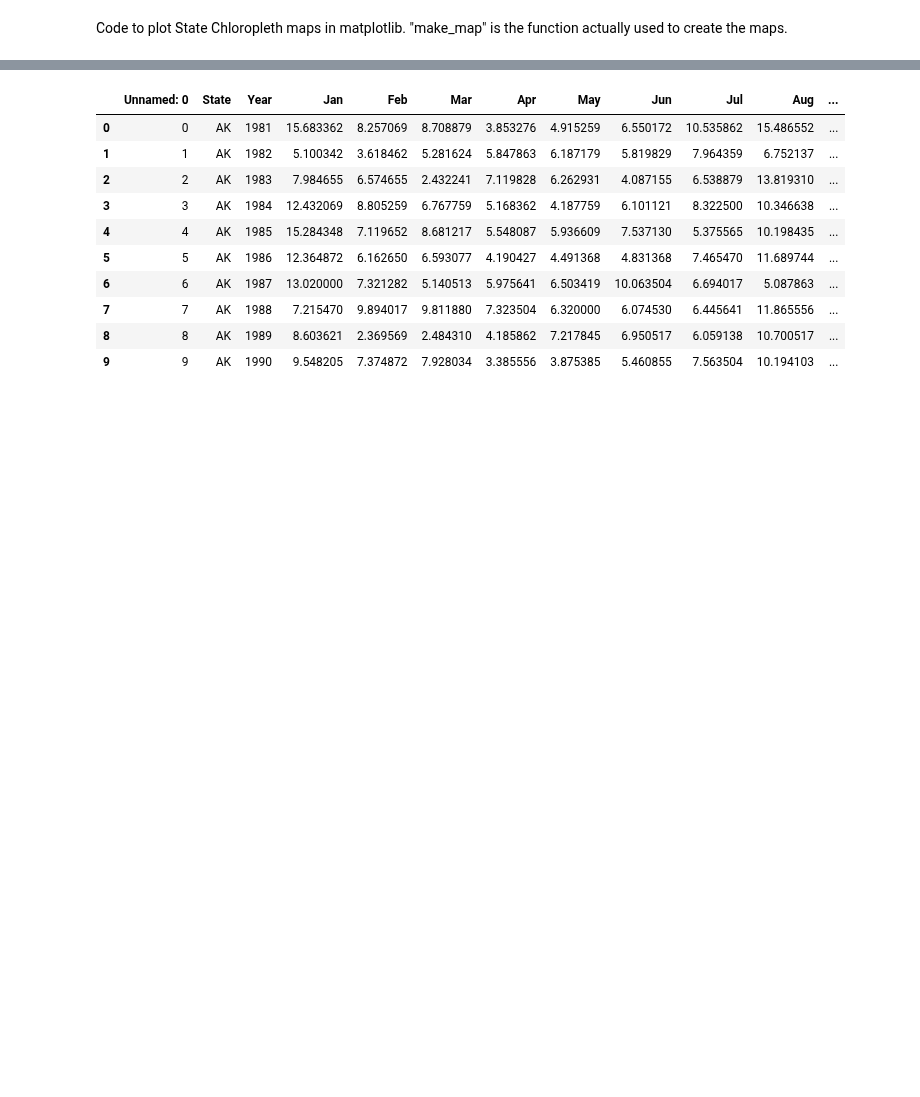
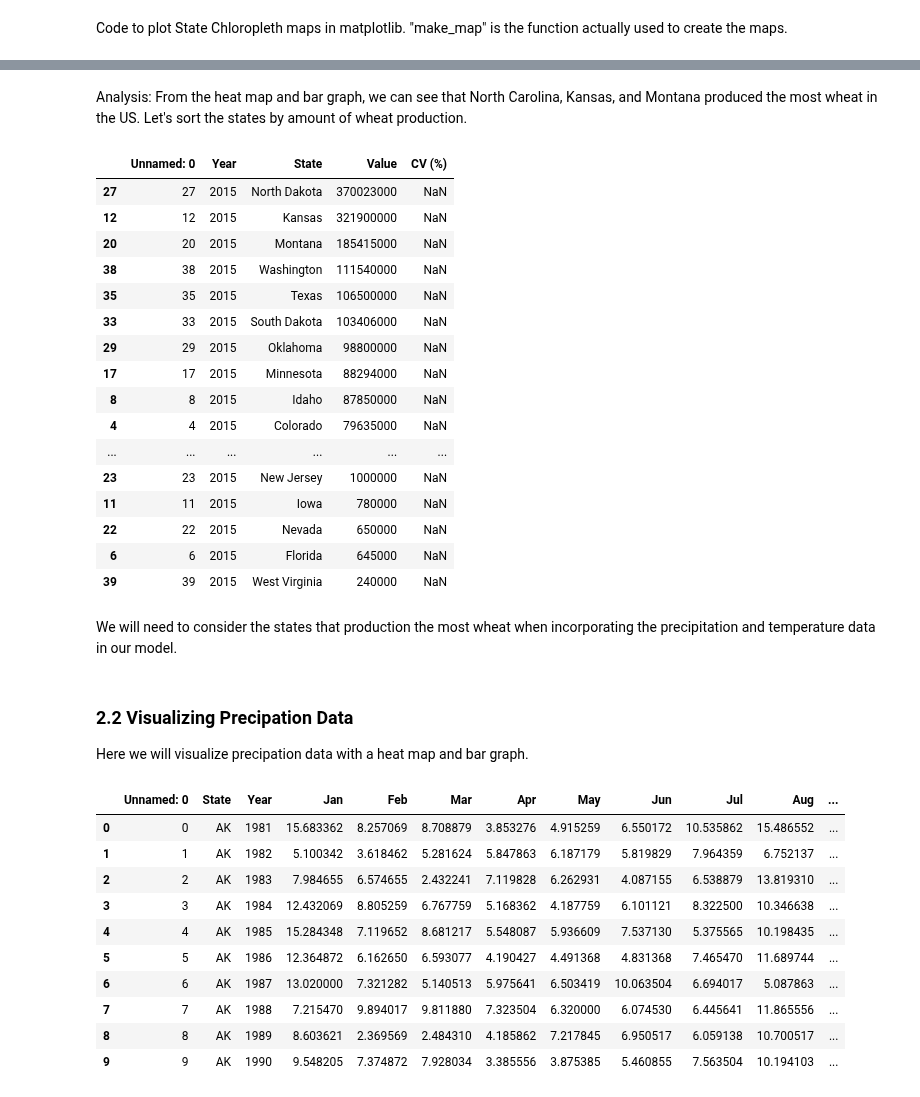
Before and after one commit to dwang953/109-Project, a Jupyter notebook: What's_the_Price_of_Wheat.ipynb, the cells around one changed output, grey strips where cells are left out. Cells and saved outputs as stored; diff of their text form; code cells hidden in the pictures; blank space fills up the shorter version.

```diff
--- a/What's_the_Price_of_Wheat.ipynb
+++ b/What's_the_Price_of_Wheat.ipynb
@@ -522,3 +619,30 @@ def make_map(states, label):
+# %% [markdown]
+Analysis: From the heat map and bar graph, we can see that North Carolina, Kansas, and Montana produced the most wheat in the US. Let's sort the states by amount of wheat production.
+# %%
+wheat_2015.sort('Value', ascending=False)
+# %% [output]
+|  | Unnamed: 0 | Year | State | Value | CV (%) |
+| 27 | 27 | 2015 | North Dakota | 370023000 | NaN |
+| 12 | 12 | 2015 | Kansas | 321900000 | NaN |
+| 20 | 20 | 2015 | Montana | 185415000 | NaN |
+| 38 | 38 | 2015 | Washington | 111540000 | NaN |
+| 35 | 35 | 2015 | Texas | 106500000 | NaN |
+| 33 | 33 | 2015 | South Dakota | 103406000 | NaN |
+| 29 | 29 | 2015 | Oklahoma | 98800000 | NaN |
+| 17 | 17 | 2015 | Minnesota | 88294000 | NaN |
+| 8 | 8 | 2015 | Idaho | 87850000 | NaN |
+| 4 | 4 | 2015 | Colorado | 79635000 | NaN |
+| ... | ... | ... | ... | ... | ... |
+| 23 | 23 | 2015 | New Jersey | 1000000 | NaN |
+| 11 | 11 | 2015 | Iowa | 780000 | NaN |
+| 22 | 22 | 2015 | Nevada | 650000 | NaN |
+| 6 | 6 | 2015 | Florida | 645000 | NaN |
+| 39 | 39 | 2015 | West Virginia | 240000 | NaN |
+# %% [markdown]
+We will need to consider the states that production the most wheat when incorporating the precipitation and temperature data in our model.
+# %% [markdown]
+### 2.2 Visualizing Precipation Data
+Here we will visualize precipation data with a heat map and bar graph.
 # %%
 prec = pd.read_csv("cleaned_data/precdf.csv")
 prec.head(10)
```
Also changed, not shown: parts of 23 cells of this notebook, 1 other file.
